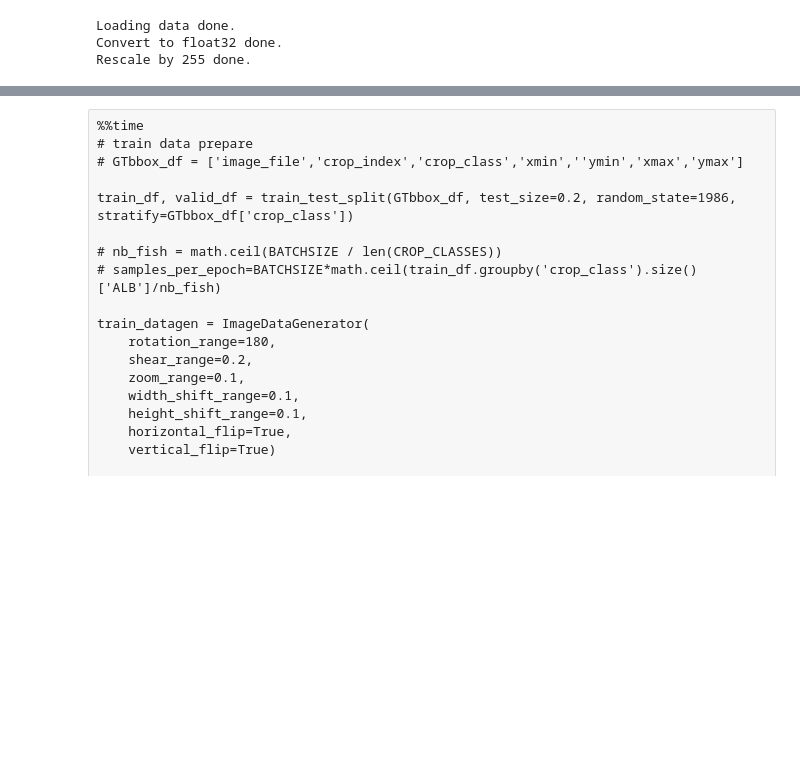
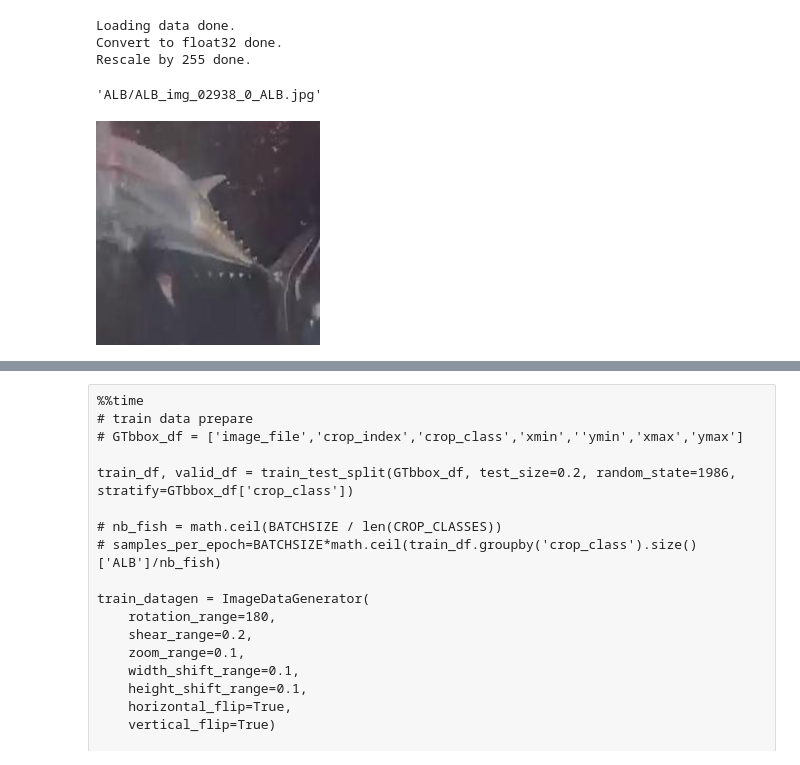
Before and after one commit to namiyao/Kaggle_NCFM, a Jupyter notebook: model_bbox/Classifier_rep-Copy1.ipynb, the cells around one changed output, grey strips where cells are left out. Drawn from its saved outputs; the diff is of its cells as text; code cells hidden in the pictures; blank space fills up the shorter version.

```diff
--- a/model_bbox/Classifier_rep-Copy1.ipynb
+++ b/model_bbox/Classifier_rep-Copy1.ipynb
@@ -164,3 +170,15 @@ print('Rescale by 255 done.')
 Loading data done.
 Convert to float32 done.
 Rescale by 255 done.
+# %%
+fish_dir = TRAIN_CROP_DIR+'ALB'
+fish_files = ['ALB'+'/'+im for im in os.listdir(fish_dir)]
+fish_files[0]
+# %% [output]
+'ALB/ALB_img_02938_0_ALB.jpg'
+# %%
+im = Image.open(TRAIN_CROP_DIR+fish_files[0])
+im = im.resize((COLS, ROWS), Image.BILINEAR)
+im
+# %% [output]
+[figure, added]
```
Also changed, not shown: parts of 8 cells of this notebook, 3 other files.
